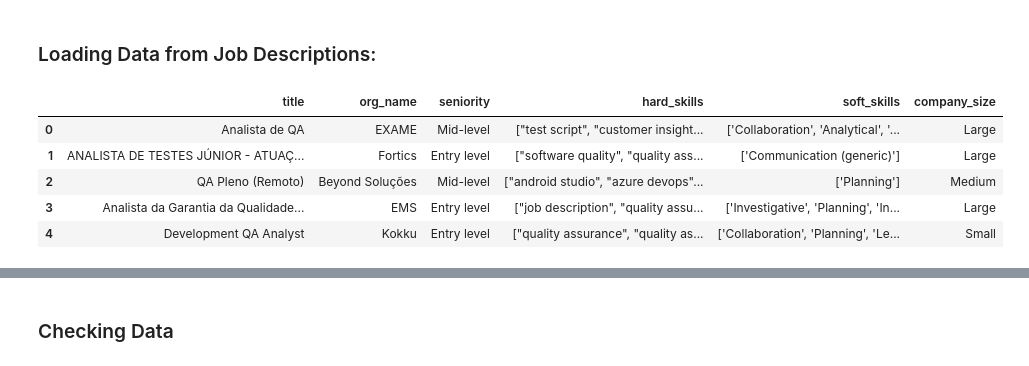
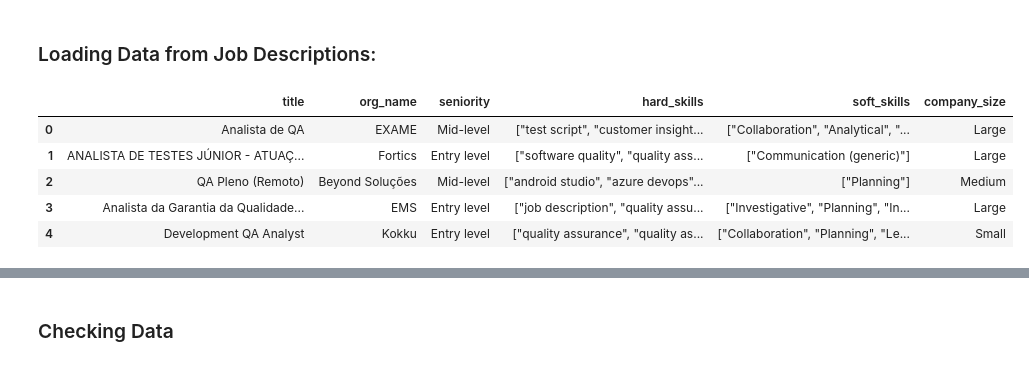
Before and after one commit to macro-mancer/data_analysis_scripts, a Jupyter notebook: jserd_soft_skills_data_analysis.ipynb, the cells around one changed output, grey strips where cells are left out. Cells and saved outputs as stored; diff of their text form; code cells hidden in the pictures.

```diff
--- a/jserd_soft_skills_data_analysis.ipynb
+++ b/jserd_soft_skills_data_analysis.ipynb
@@ -31,16 +31,16 @@ from dython.nominal import associations
 ### Loading Data from Job Descriptions:
 # %%
 #if using outside google colab, provide path to the csv file
-soft_skills_br = pd.read_csv("/content/soft_skills_data_br.csv", sep=",")
+soft_skills_br = pd.read_csv("/content/soft_skills_data_br.csv", sep=";")
 soft_skills_br = soft_skills_br.drop(["text", "ID"], axis="columns")
 
 soft_skills_br.head()
 # %% [output]
 |  | title | org_name | seniority | hard_skills | soft_skills | company_size |
-| 0 | Analista de QA | EXAME | Mid-level | ["test script", "customer insight... | ['Collaboration', 'Analytical', '... | Large |
-| 1 | ANALISTA DE TESTES JÚNIOR - ATUAÇ... | Fortics | Entry level | ["software quality", "quality ass... | ['Communication (generic)'] | Large |
-| 2 | QA Pleno (Remoto) | Beyond Soluções | Mid-level | ["android studio", "azure devops"... | ['Planning'] | Medium |
-| 3 | Analista da Garantia da Qualidade... | EMS | Entry level | ["job description", "quality assu... | ['Investigative', 'Planning', 'In... | Large |
-| 4 | Development QA Analyst | Kokku | Entry level | ["quality assurance", "quality as... | ['Collaboration', 'Planning', 'Le... | Small |
+| 0 | Analista de QA | EXAME | Mid-level | ["test script", "customer insight... | ["Collaboration", "Analytical", "... | Large |
+| 1 | ANALISTA DE TESTES JÚNIOR - ATUAÇ... | Fortics | Entry level | ["software quality", "quality ass... | ["Communication (generic)"] | Large |
+| 2 | QA Pleno (Remoto) | Beyond Soluções | Mid-level | ["android studio", "azure devops"... | ["Planning"] | Medium |
+| 3 | Analista da Garantia da Qualidade... | EMS | Entry level | ["job description", "quality assu... | ["Investigative", "Planning", "In... | Large |
+| 4 | Development QA Analyst | Kokku | Entry level | ["quality assurance", "quality as... | ["Collaboration", "Planning", "Le... | Small |
 # %%
 #if using outside google colab, provide path to the csv file
```
Also changed, not shown: parts of 10 cells of this notebook.
